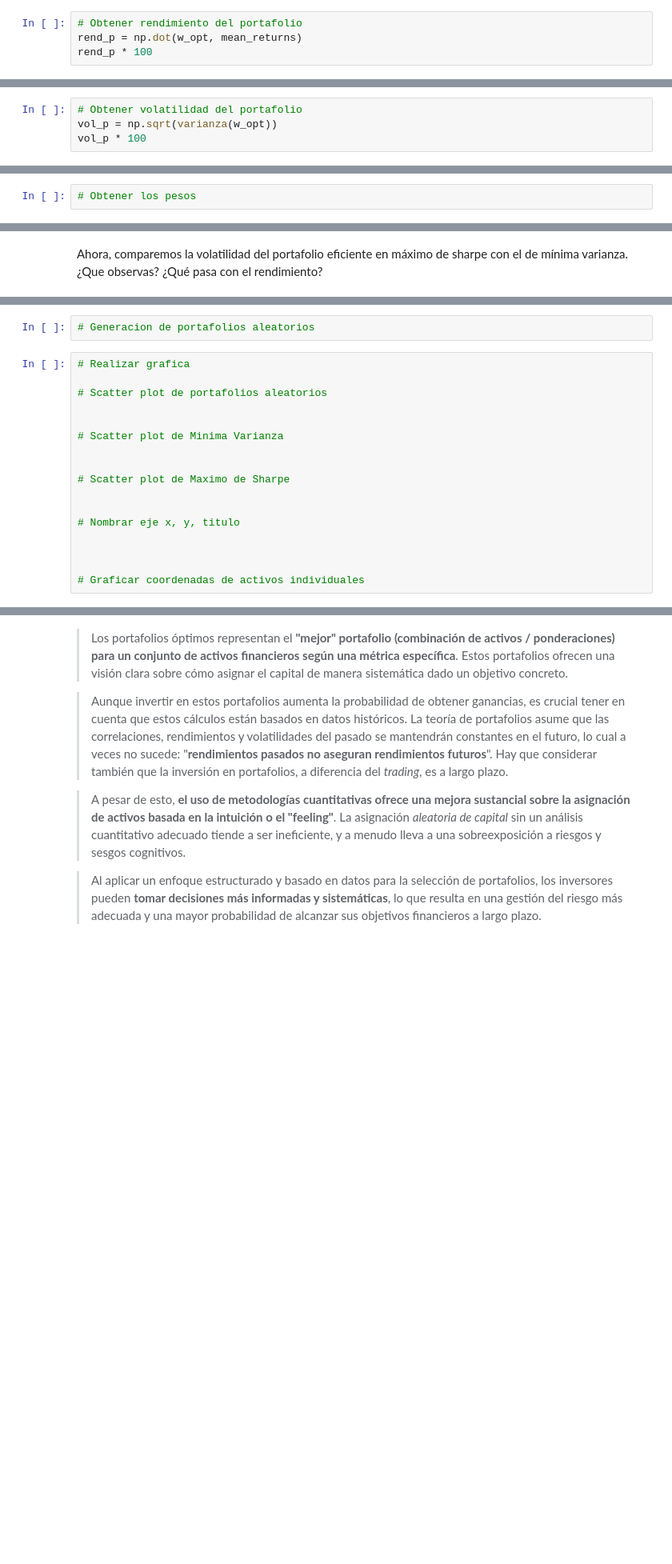
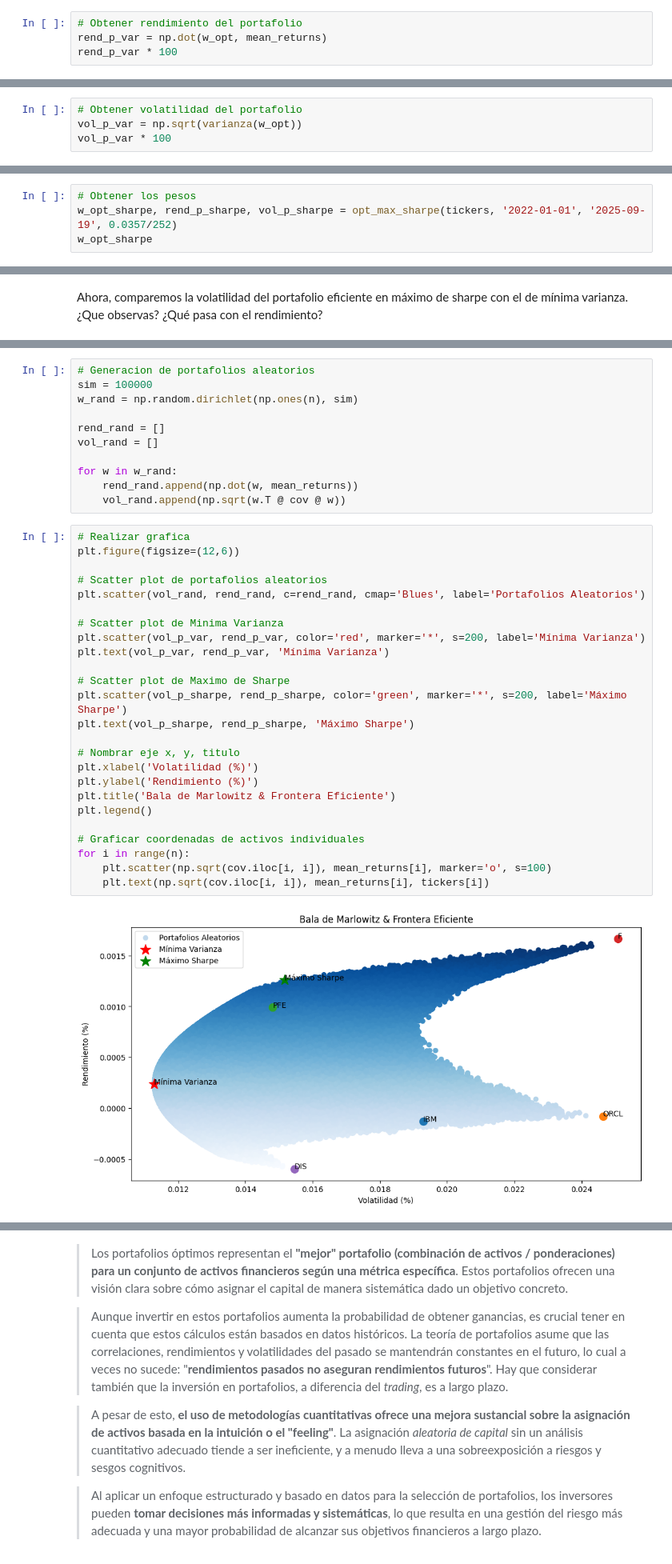
Before and after one commit to Alastor1562/PORTAFOLIOS_2025, a Jupyter notebook: Clase 7 - Teoría Moderna de Portafolios.ipynb, the cells around one changed output, grey strips where cells are left out. Shown: that part at 80% size. Drawn from its saved outputs; the diff is of its cells as text; blank space fills up the shorter version.

```diff
--- a/Clase 7 - Teoría Moderna de Portafolios.ipynb
+++ b/Clase 7 - Teoría Moderna de Portafolios.ipynb
@@ -121,6 +121,6 @@ array([0.15699665, 0.02814754, 0.37524413, 0.06672792, 0.37288375])
 ¡Perfecto!, ahora obtengamos las métricas de rendimiento y riesgo de este portafolio de inversion
 # %%
 # Obtener rendimiento del portafolio
-rend_p = np.dot(w_opt, mean_returns)
-rend_p * 100
+rend_p_var = np.dot(w_opt, mean_returns)
+rend_p_var * 100
 # %% [output]
@@ -128,5 +128,5 @@ np.float64(0.02383235924856925)
 # %%
 # Obtener volatilidad del portafolio
-vol_p = np.sqrt(varianza(w_opt))
-vol_p * 100
+vol_p_var = np.sqrt(varianza(w_opt))
+vol_p_var * 100
 # %% [output]
@@ -169,2 +258,4 @@ Escribe ahora una función llamada `opt_max_sharpe` que obtenga los pesos eficie
 # %%
 # Obtener los pesos
+w_opt_sharpe, rend_p_sharpe, vol_p_sharpe = opt_max_sharpe(tickers, '2022-01-01', '2025-09-19', 0.0357/252)
+w_opt_sharpe
@@ -205,21 +305,40 @@ Para dibujar la frontera eficiente de portafolios, sigue estos pasos:
 *Plus:* Puedes incluir también los activos individuales dentro de la gráfica. Esto te permitirá comparar cada activo con los portafolios eficientes y ver cuál ofrece una mejor relación riesgo-rendimiento.
 # %%
 # Generacion de portafolios aleatorios
+sim = 100000
+w_rand = np.random.dirichlet(np.ones(n), sim)
+
+rend_rand = []
+vol_rand = []
+
+for w in w_rand:
+    rend_rand.append(np.dot(w, mean_returns))
+    vol_rand.append(np.sqrt(w.T @ cov @ w))
 # %%
 # Realizar grafica
+plt.figure(figsize=(12,6))
 
 # Scatter plot de portafolios aleatorios
-
+plt.scatter(vol_rand, rend_rand, c=rend_rand, cmap='Blues', label='Portafolios Aleatorios')
 
 # Scatter plot de Minima Varianza
-
+plt.scatter(vol_p_var, rend_p_var, color='red', marker='*', s=200, label='Mínima Varianza')
+plt.text(vol_p_var, rend_p_var, 'Mínima Varianza')
 
 # Scatter plot de Maximo de Sharpe
-
+plt.scatter(vol_p_sharpe, rend_p_sharpe, color='green', marker='*', s=200, label='Máximo Sharpe')
+plt.text(vol_p_sharpe, rend_p_sharpe, 'Máximo Sharpe')
 
 # Nombrar eje x, y, titulo
-
-
+plt.xlabel('Volatilidad (%)')
+plt.ylabel('Rendimiento (%)')
+plt.title('Bala de Marlowitz & Frontera Eficiente')
+plt.legend()
 
 # Graficar coordenadas de activos individuales
+for i in range(n):
+    plt.scatter(np.sqrt(cov.iloc[i, i]), mean_returns[i], marker='o', s=100)
+    plt.text(np.sqrt(cov.iloc[i, i]), mean_returns[i], tickers[i])
+# %% [output]
+[figure, added]
 # %% [markdown]
```
Also changed, not shown: parts of 13 cells of this notebook.
